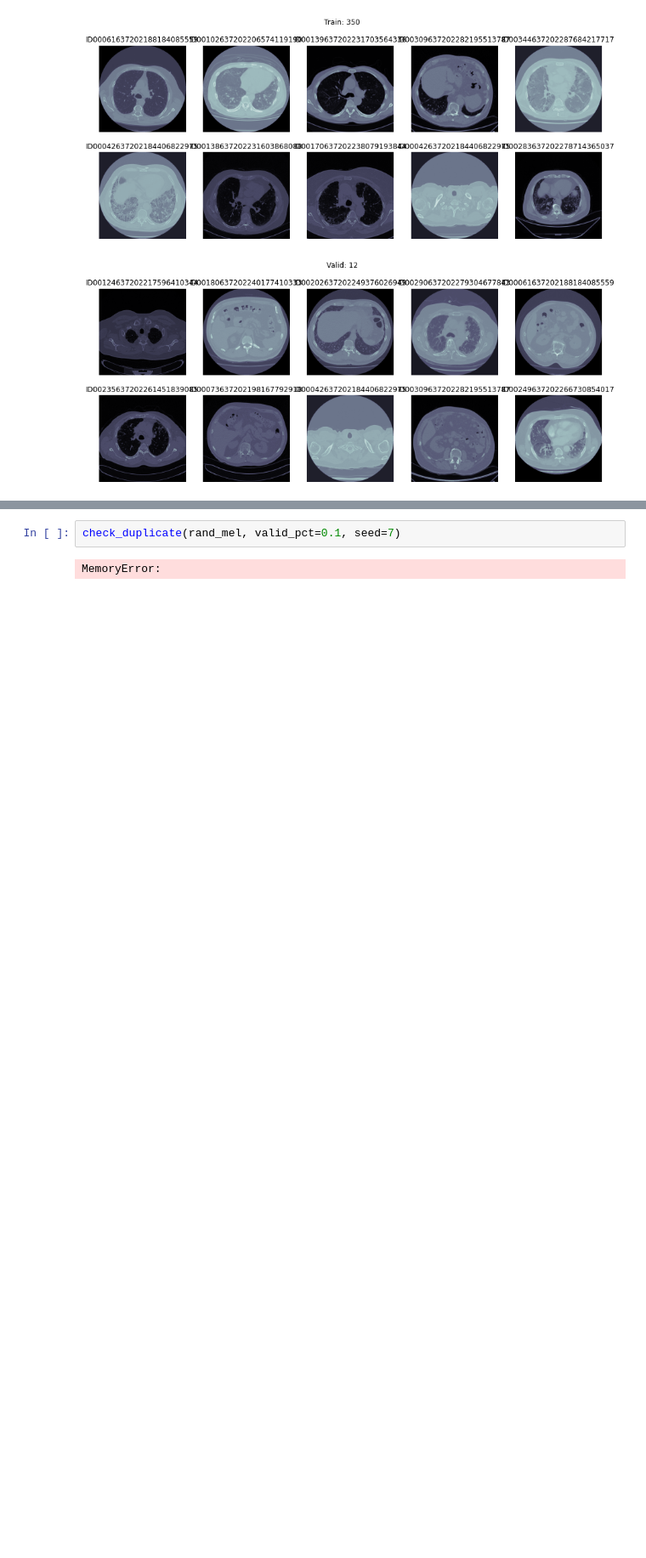
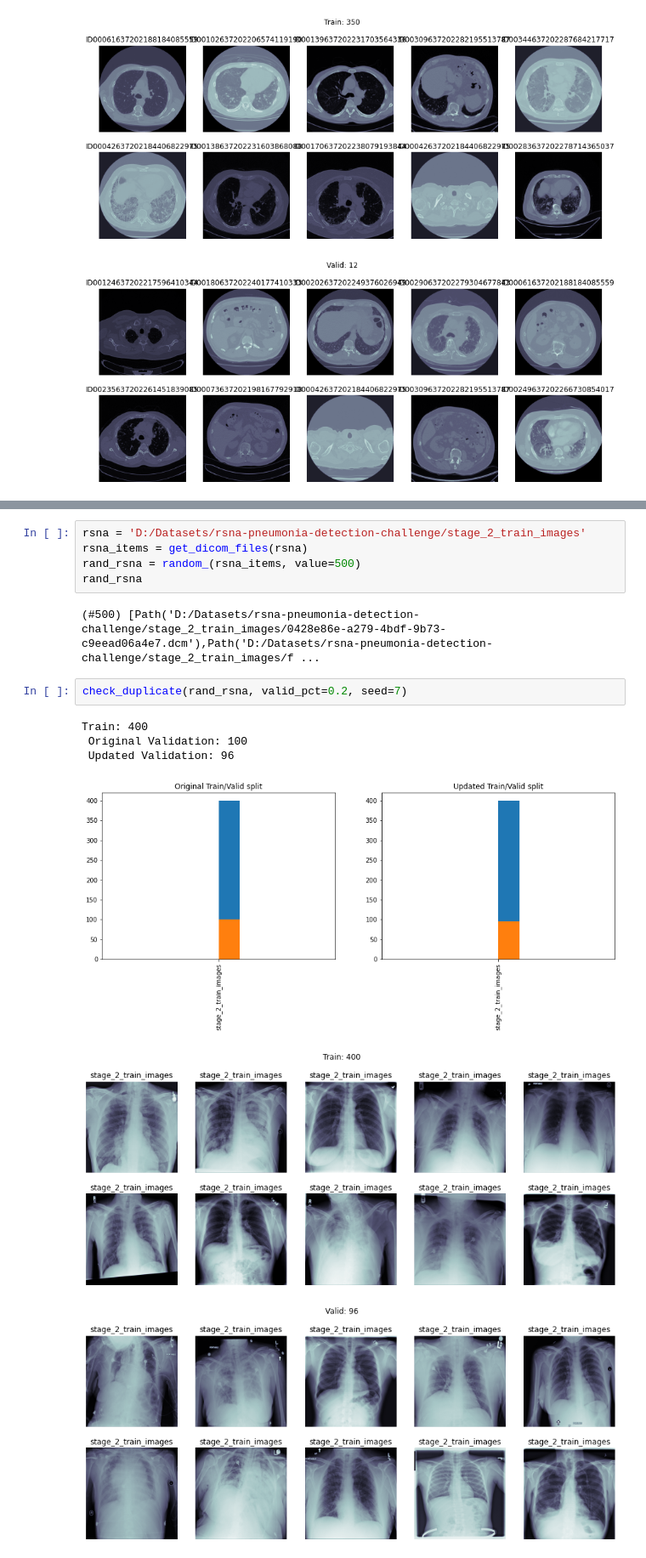
Before and after one commit to asvcode/fmi, a Jupyter notebook: tutorial_nbs/dicom_splitter_examples.ipynb, the cells around one changed output, grey strips where cells are left out. Shown at 85% size. Drawn from its saved outputs; the diff is of its cells as text; blank space fills up the shorter version.

Commit message:
dicom_splitter_tutorial_update

```diff
--- a/tutorial_nbs/dicom_splitter_examples.ipynb
+++ b/tutorial_nbs/dicom_splitter_examples.ipynb
@@ -73,4 +68,16 @@ rand_mel
+# %%
+rsna = 'D:/Datasets/rsna-pneumonia-detection-challenge/stage_2_train_images'
+rsna_items = get_dicom_files(rsna)
+rand_rsna = random_(rsna_items, value=500)
+rand_rsna
+# %% [output]
+(#500) [Path('D:/Datasets/rsna-pneumonia-detection-challenge/stage_2_train_images/0428e86e-a279-4bdf-9b73-c9eead06a4e7.dcm'),Path('D:/Datasets/rsna-pneumonia-detection-challenge/stage_2_train_images/f ...
 # %%
-check_duplicate(rand_mel, valid_pct=0.1, seed=7)
+check_duplicate(rand_rsna, valid_pct=0.2, seed=7)
 # %% [output]
-MemoryError:
+Train: 400
+ Original Validation: 100
+ Updated Validation: 96
+[figure, added]
+[figure, added]
+[figure, added]
```
Also changed, not shown: parts of 2 cells of this notebook.
